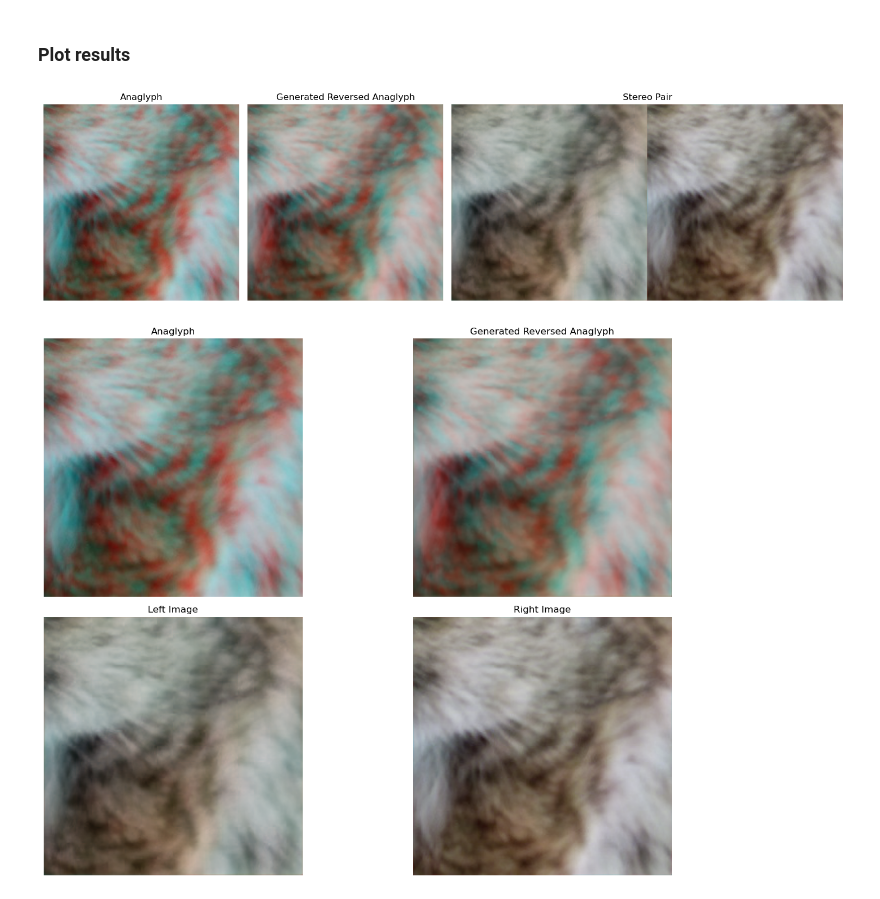
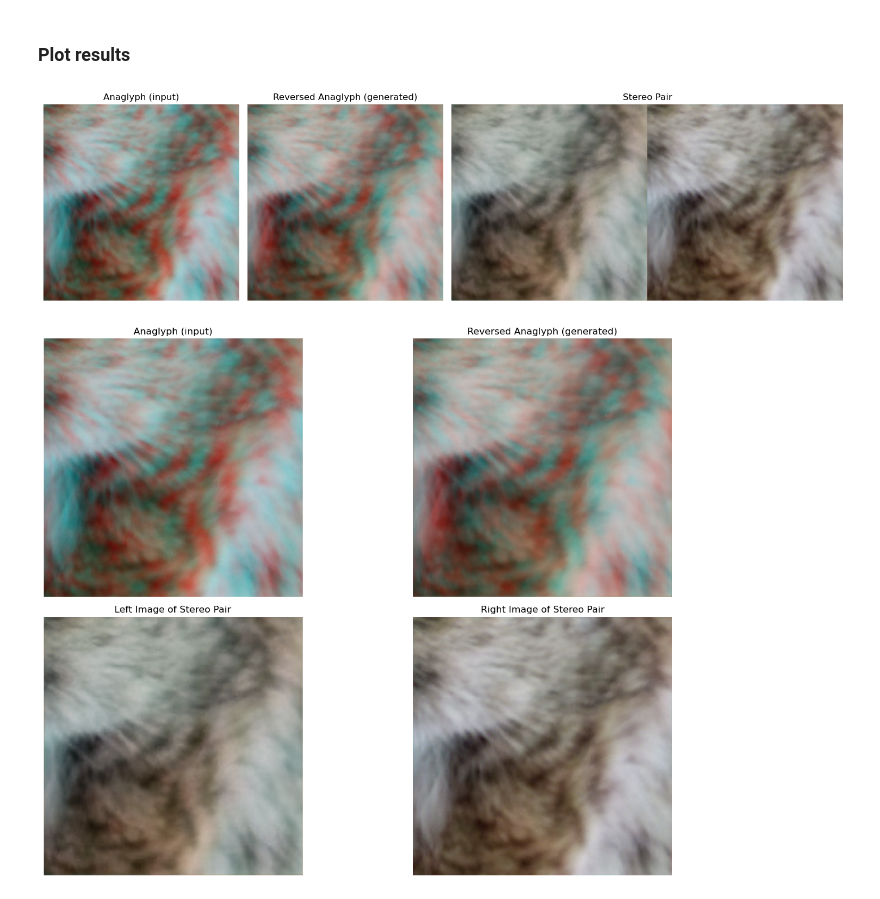
Before and after one commit to r-grun/stereo-recreation-from-anaglyphs, a Jupyter notebook: image_colorization/infer_model.ipynb, the cells around one changed output. Saved outputs shown, nothing was run; the diff lists cells and outputs as text; code cells hidden in the pictures.

Commit message:
Update infer plots

```diff
--- a/image_colorization/infer_model.ipynb
+++ b/image_colorization/infer_model.ipynb
@@ -42,11 +42,11 @@ fig, ax = plt.subplots(1, 3, figsize=(15, 5), gridspec_kw={'width_ratios': [1, 1
 
 # Display images in a single row
 ax[0].imshow(anaglyph_image)
-ax[0].set_title('Anaglyph')
+ax[0].set_title('Anaglyph (input)')
 ax[0].axis('off')
 
 ax[1].imshow(reversed_anaglyph)
-ax[1].set_title('Generated Reversed Anaglyph')
+ax[1].set_title('Reversed Anaglyph (generated)')
 ax[1].axis('off')
 
 ax[2].imshow(stereo_pair)
@@ -56,34 +56,34 @@ ax[2].axis('off')
 plt.tight_layout()
 plt.show()
 # %% [output]
-[figure, old version]
+[figure, new version]
 # %%
 # Split the stereo pair into left and right images
 width, height = stereo_pair.size
 left_image = stereo_pair.crop((0, 0, width // 2, height))
 right_image = stereo_pair.crop((width // 2, 0, width, height))
 
 fig, ax = plt.subplots(2, 2, figsize=(15, 10))
 
 # Display images in the first row
 ax[0, 0].imshow(anaglyph_image)
-ax[0, 0].set_title('Anaglyph')
+ax[0, 0].set_title('Anaglyph (input)')
 ax[0, 0].axis('off')
 
 ax[0, 1].imshow(reversed_anaglyph)
-ax[0, 1].set_title('Generated Reversed Anaglyph')
+ax[0, 1].set_title('Reversed Anaglyph (generated)')
 ax[0, 1].axis('off')
 
 # Display left and right images in the second row
 ax[1, 0].imshow(left_image)
-ax[1, 0].set_title('Left Image')
+ax[1, 0].set_title('Left Image of Stereo Pair')
 ax[1, 0].axis('off')
 
 ax[1, 1].imshow(right_image)
-ax[1, 1].set_title('Right Image')
+ax[1, 1].set_title('Right Image of Stereo Pair')
 ax[1, 1].axis('off')
 
 plt.tight_layout()
 plt.show()
 # %% [output]
-[figure, old version]
+[figure, new version]
```
